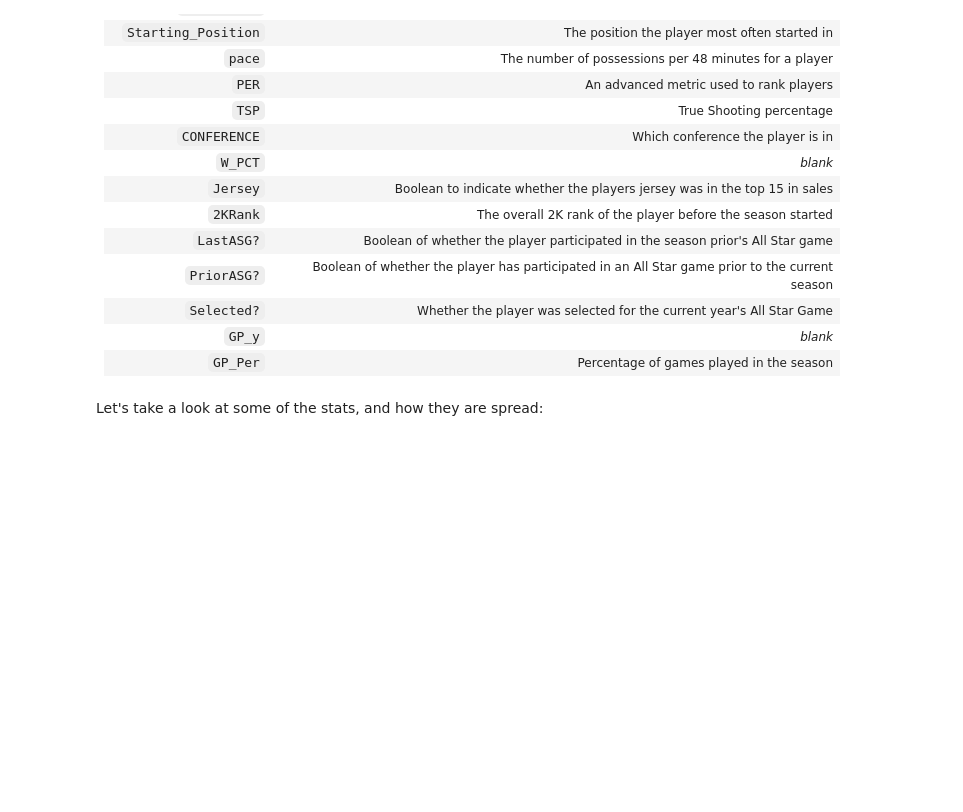
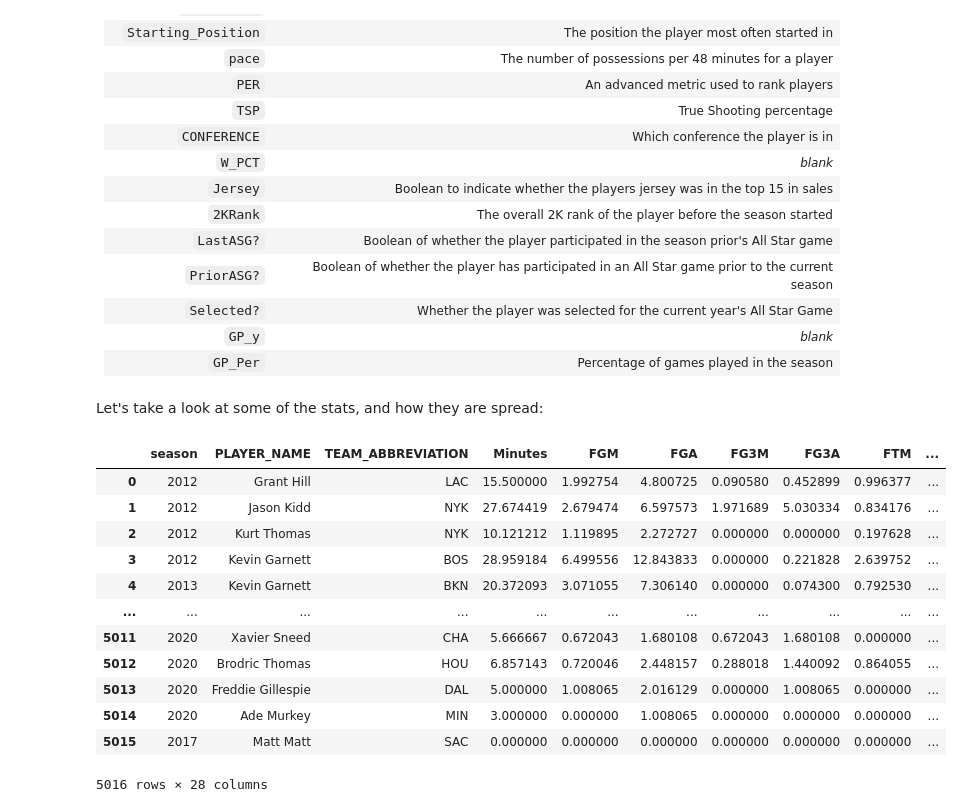
Before and after one commit to nland13/426-All-Star-Project, a Jupyter notebook: AllStar.ipynb, the cells around one changed output. Saved outputs shown, nothing was run; the diff lists cells and outputs as text; code cells hidden in the pictures; blank space fills up the shorter version.

```diff
--- a/AllStar.ipynb
+++ b/AllStar.ipynb
@@ -287,0 +291,20 @@ Let's take a look at some of the stats, and how they are spread:
+# %%
+# Which seasons we are looking at
+grouped['season'].unique()
+
+stats = grouped.drop(['PLAYER_ID', 'TEAM_ID', 'GP_x', 'PLUS_MINUS', 'Jersey', 'GP_y', 'GP_Per'], 1)
+stats
+# %% [output]
+|  | season | PLAYER_NAME | TEAM_ABBREVIATION | Minutes | FGM | FGA | FG3M | FG3A | FTM | ... |
+| 0 | 2012 | Grant Hill | LAC | 15.500000 | 1.992754 | 4.800725 | 0.090580 | 0.452899 | 0.996377 | ... |
+| 1 | 2012 | Jason Kidd | NYK | 27.674419 | 2.679474 | 6.597573 | 1.971689 | 5.030334 | 0.834176 | ... |
+| 2 | 2012 | Kurt Thomas | NYK | 10.121212 | 1.119895 | 2.272727 | 0.000000 | 0.000000 | 0.197628 | ... |
+| 3 | 2012 | Kevin Garnett | BOS | 28.959184 | 6.499556 | 12.843833 | 0.000000 | 0.221828 | 2.639752 | ... |
+| 4 | 2013 | Kevin Garnett | BKN | 20.372093 | 3.071055 | 7.306140 | 0.000000 | 0.074300 | 0.792530 | ... |
+| ... | ... | ... | ... | ... | ... | ... | ... | ... | ... | ... |
+| 5011 | 2020 | Xavier Sneed | CHA | 5.666667 | 0.672043 | 1.680108 | 0.672043 | 1.680108 | 0.000000 | ... |
+| 5012 | 2020 | Brodric Thomas | HOU | 6.857143 | 0.720046 | 2.448157 | 0.288018 | 1.440092 | 0.864055 | ... |
+| 5013 | 2020 | Freddie Gillespie | DAL | 5.000000 | 1.008065 | 2.016129 | 0.000000 | 1.008065 | 0.000000 | ... |
+| 5014 | 2020 | Ade Murkey | MIN | 3.000000 | 0.000000 | 1.008065 | 0.000000 | 0.000000 | 0.000000 | ... |
+| 5015 | 2017 | Matt Matt | SAC | 0.000000 | 0.000000 | 0.000000 | 0.000000 | 0.000000 | 0.000000 | ... |
+5016 rows × 28 columns
```
Also changed, not shown: parts of 5 cells of this notebook.
